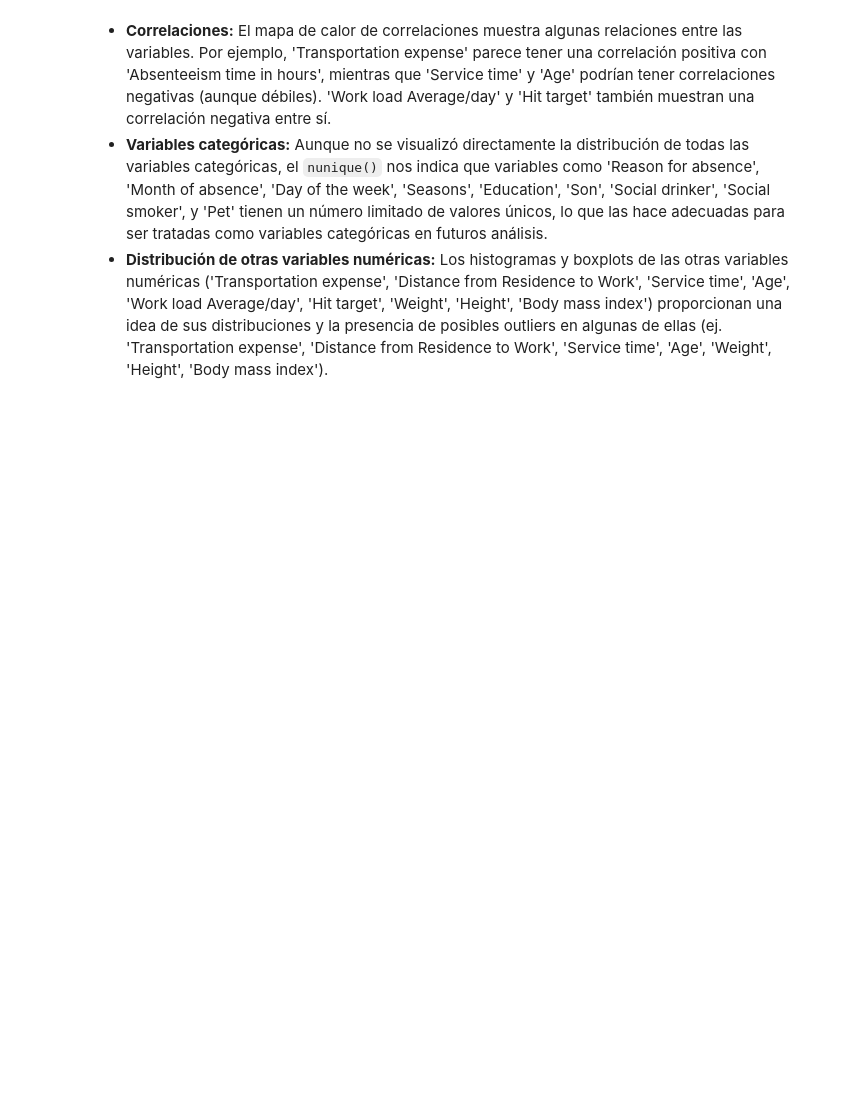
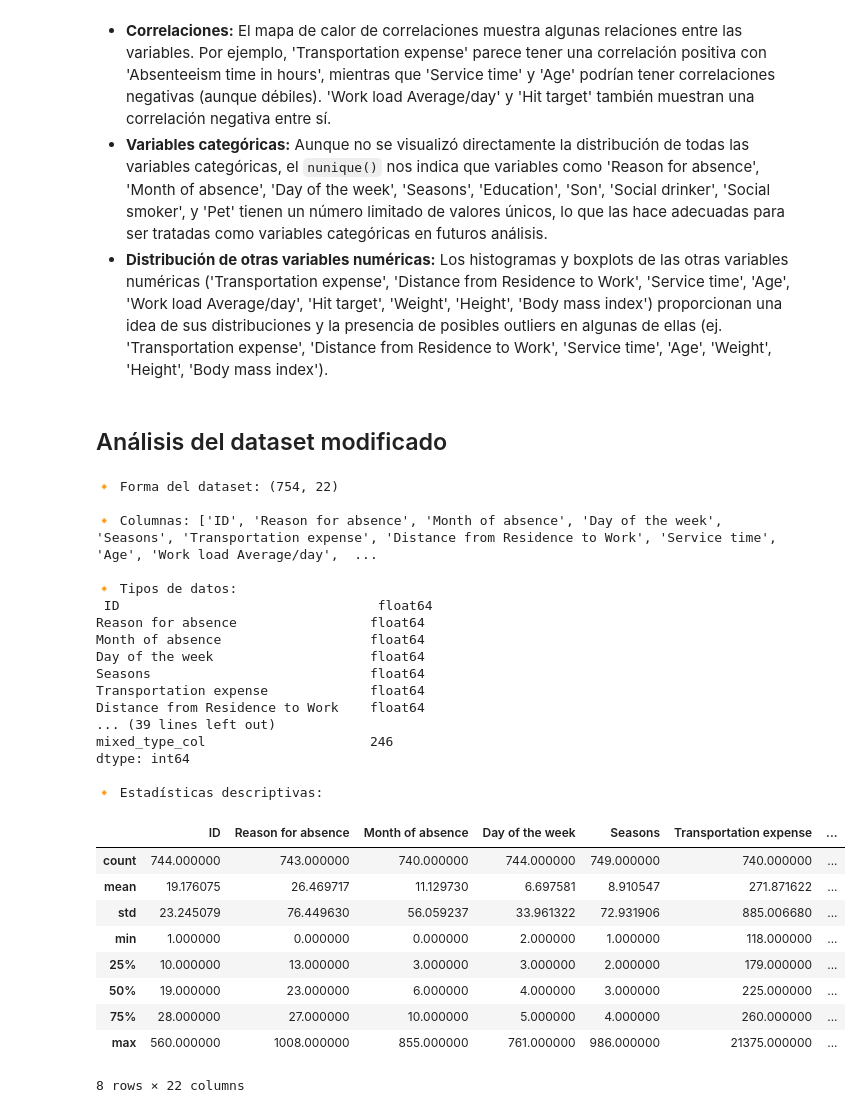
Before and after one commit to ReneGV/work-absense-forecaster, a Jupyter notebook: notebooks/1.0-eda.ipynb, the cells around one changed output. Saved outputs shown, nothing was run; the diff lists cells and outputs as text; code cells hidden in the pictures; blank space fills up the shorter version.

```diff
--- a/notebooks/1.0-eda.ipynb
+++ b/notebooks/1.0-eda.ipynb
@@ -137,3 +134,5 @@ Basado en las visualizaciones y el análisis inicial, obtuvimos las siguientes c
 * **Correlaciones:** El mapa de calor de correlaciones muestra algunas relaciones entre las variables. Por ejemplo, 'Transportation expense' parece tener una correlación positiva con 'Absenteeism time in hours', mientras que 'Service time' y 'Age' podrían tener correlaciones negativas (aunque débiles). 'Work load Average/day' y 'Hit target' también muestran una correlación negativa entre sí.
 * **Variables categóricas:** Aunque no se visualizó directamente la distribución de todas las variables categóricas, el `nunique()` nos indica que variables como 'Reason for absence', 'Month of absence', 'Day of the week', 'Seasons', 'Education', 'Son', 'Social drinker', 'Social smoker', y 'Pet' tienen un número limitado de valores únicos, lo que las hace adecuadas para ser tratadas como variables categóricas en futuros análisis.
 * **Distribución de otras variables numéricas:** Los histogramas y boxplots de las otras variables numéricas ('Transportation expense', 'Distance from Residence to Work', 'Service time', 'Age', 'Work load Average/day', 'Hit target', 'Weight', 'Height', 'Body mass index') proporcionan una idea de sus distribuciones y la presencia de posibles outliers en algunas de ellas (ej. 'Transportation expense', 'Distance from Residence to Work', 'Service time', 'Age', 'Weight', 'Height', 'Body mass index').
+# %% [markdown]
+## Análisis del dataset modificado
@@ -139,0 +141,37 @@ Basado en las visualizaciones y el análisis inicial, obtuvimos las siguientes c
+# %%
+# Información básica
+print("🔸 Forma del dataset:", df.shape)
+print("\n🔸 Columnas:", df.columns.tolist())
+print("\n🔸 Tipos de datos:\n", df.dtypes)
+print("\n🔸 Valores nulos por columna:")
+print(df.isnull().sum())
+print("\n🔸 Estadísticas descriptivas:")
+display(df.describe())
+# %% [output]
+🔸 Forma del dataset: (754, 22)
+
+🔸 Columnas: ['ID', 'Reason for absence', 'Month of absence', 'Day of the week', 'Seasons', 'Transportation expense', 'Distance from Residence to Work', 'Service time', 'Age', 'Work load Average/day',  ...
+
+🔸 Tipos de datos:
+ ID                                 float64
+Reason for absence                 float64
+Month of absence                   float64
+Day of the week                    float64
+Seasons                            float64
+Transportation expense             float64
+Distance from Residence to Work    float64
+... (39 lines left out)
+mixed_type_col                     246
+dtype: int64
+
+🔸 Estadísticas descriptivas:
+|  | ID | Reason for absence | Month of absence | Day of the week | Seasons | Transportation expense | ... |
+| count | 744.000000 | 743.000000 | 740.000000 | 744.000000 | 749.000000 | 740.000000 | ... |
+| mean | 19.176075 | 26.469717 | 11.129730 | 6.697581 | 8.910547 | 271.871622 | ... |
+| std | 23.245079 | 76.449630 | 56.059237 | 33.961322 | 72.931906 | 885.006680 | ... |
+| min | 1.000000 | 0.000000 | 0.000000 | 2.000000 | 1.000000 | 118.000000 | ... |
+| 25% | 10.000000 | 13.000000 | 3.000000 | 3.000000 | 2.000000 | 179.000000 | ... |
+| 50% | 19.000000 | 23.000000 | 6.000000 | 4.000000 | 3.000000 | 225.000000 | ... |
+| 75% | 28.000000 | 27.000000 | 10.000000 | 5.000000 | 4.000000 | 260.000000 | ... |
+| max | 560.000000 | 1008.000000 | 855.000000 | 761.000000 | 986.000000 | 21375.000000 | ... |
+8 rows × 22 columns
```
Also changed, not shown: parts of 6 cells of this notebook.
